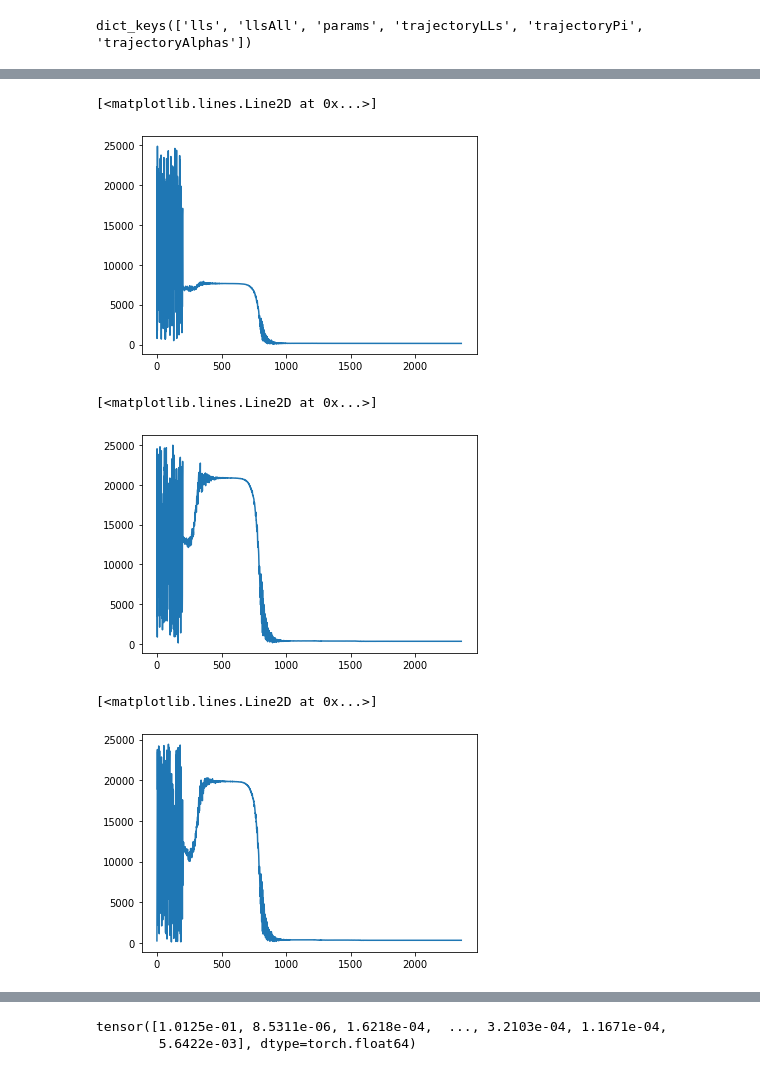
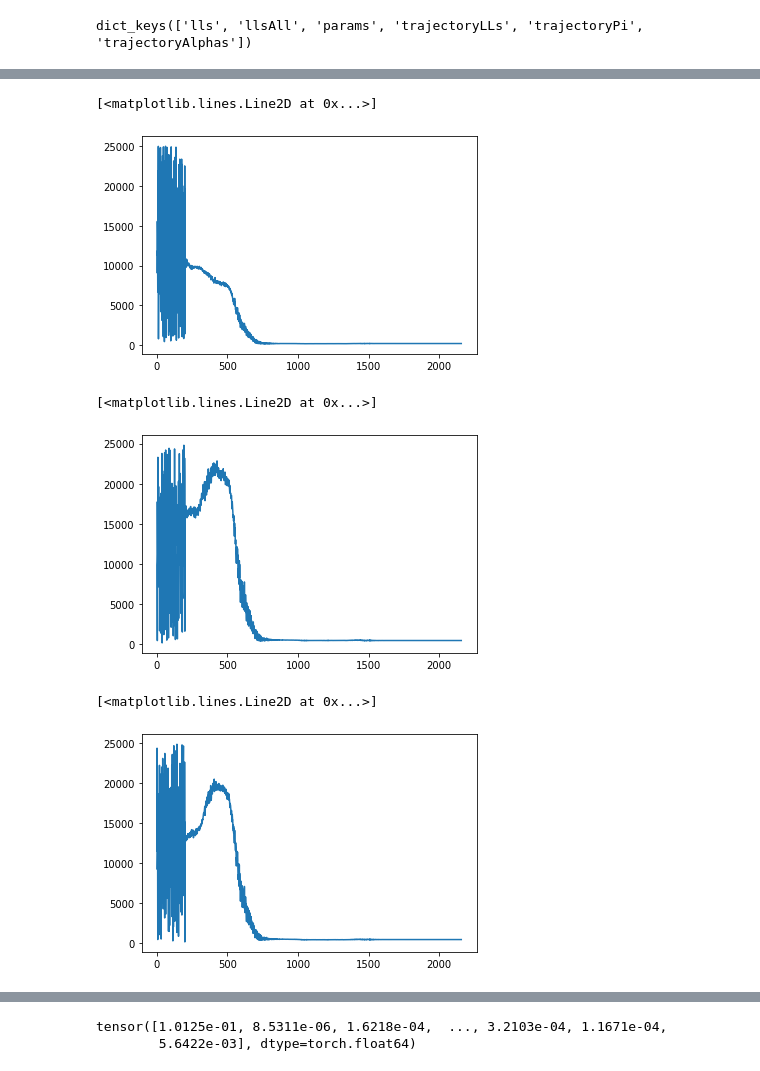
Before and after one commit to akotlar/multivariate-tada, a Jupyter notebook: MVLN-sim-mvn.ipynb, the cells around one changed output, grey strips where cells are left out. Saved outputs shown, nothing was run; the diff lists cells and outputs as text; code cells hidden in the pictures.

```diff
--- a/MVLN-sim-mvn.ipynb
+++ b/MVLN-sim-mvn.ipynb
@@ -946,7 +946,7 @@ AttributeError: 'list' object has no attribute 'dtype'
 # %%
 rrs = tensor([1.5, 1.5, 1.5])
 pis = tensor([.05, .05, .05])
-nCases = tensor([15e3, 15e3, 6e3])
+nCases = tensor([10e3, 10e3, 4e3])
 nCtrls = tensor(3e5)
 afMean = 1e-4
 rrShape=tensor(50.)
@@ -958,6 +958,9 @@ mt = True
 covShared=tensor([[1,.4,.4], [.4, 1, .4], [.4, .4, 1]])
 covSingle=tensor([[1, 0], [0, 1]])
 
-params = genData.genParams(rrMeans=rrs, pis=pis, afMean=afMean, rrShape=rrShape, afShape=afShape, nCases=nCases, nCtrls=nCtrls)[0]
-testData = generatingFn(**params, covShared=covShared, covSingle=covSingle)
+try:
+    params = genData.genParams(rrMeans=rrs, pis=pis, afMean=afMean, rrShape=rrShape, afShape=afShape, nCases=nCases, nCtrls=nCtrls)[0]
+    testData = generatingFn(**params, covShared=covShared, covSingle=covSingle)
+except Exception as e:
+    print(f"Run failed: {e}")
 # %% [output]
@@ -1032,3 +1008,5 @@ testFit3 = testFit3[0]
 testFit.keys()
 # %% [output]
 dict_keys(['lls', 'llsAll', 'params', 'trajectoryLLs', 'trajectoryPi', 'trajectoryAlphas'])
+# %%
+ta = tensor(testFit["trajectoryAlphas"])
@@ -1048,16 +1027,16 @@ for x in testFit3:
 # %%
-pyplot.plot(t[:,0])
+pyplot.plot(ta[:,0])
 # %% [output]
 [<matplotlib.lines.Line2D at 0x...>]
-[figure, old version]
+[figure, new version]
 # %%
-pyplot.plot(t[:,1])
+pyplot.plot(ta[:,1])
 # %% [output]
 [<matplotlib.lines.Line2D at 0x...>]
-[figure, old version]
+[figure, new version]
 # %%
-pyplot.plot(t[:,2])
+pyplot.plot(ta[:,2])
 # %% [output]
 [<matplotlib.lines.Line2D at 0x...>]
-[figure, old version]
+[figure, new version]
 # %%
```
Also changed, not shown: parts of 27 cells of this notebook, 1 other file.
